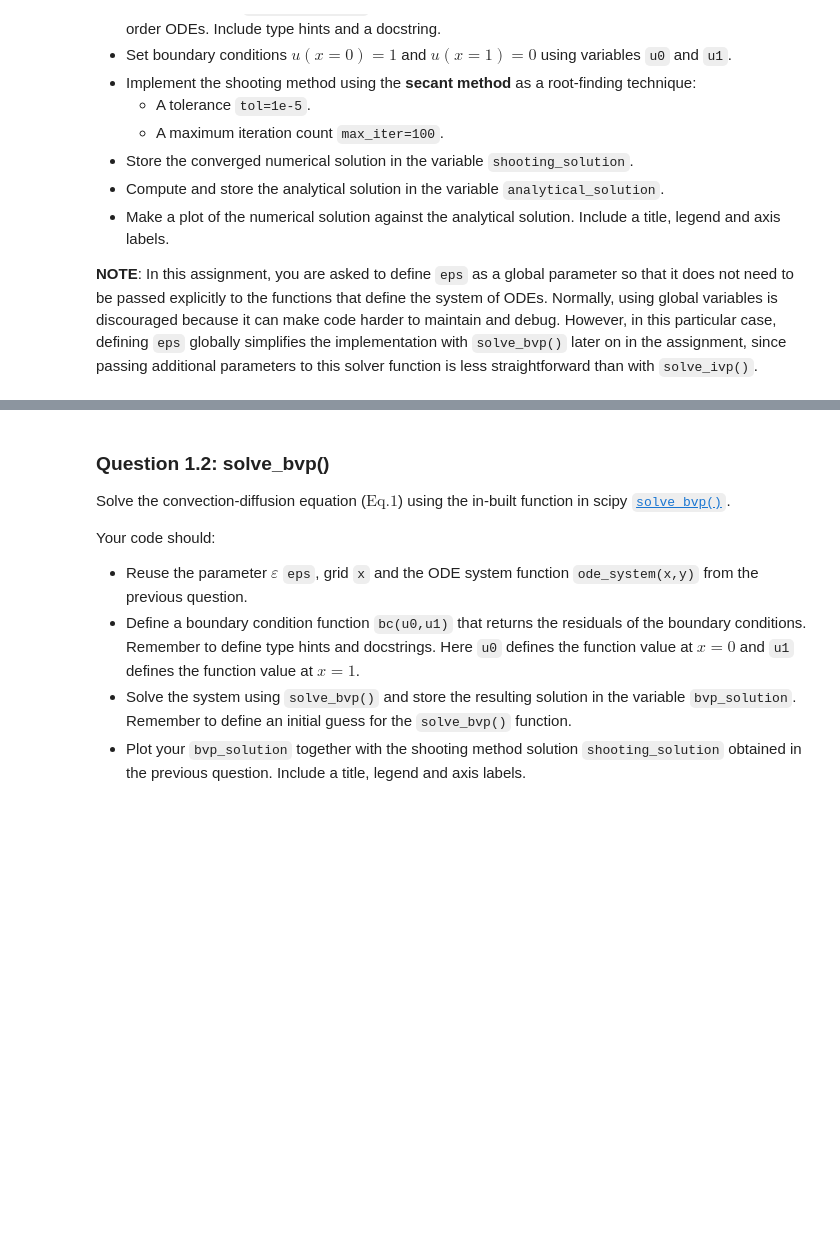
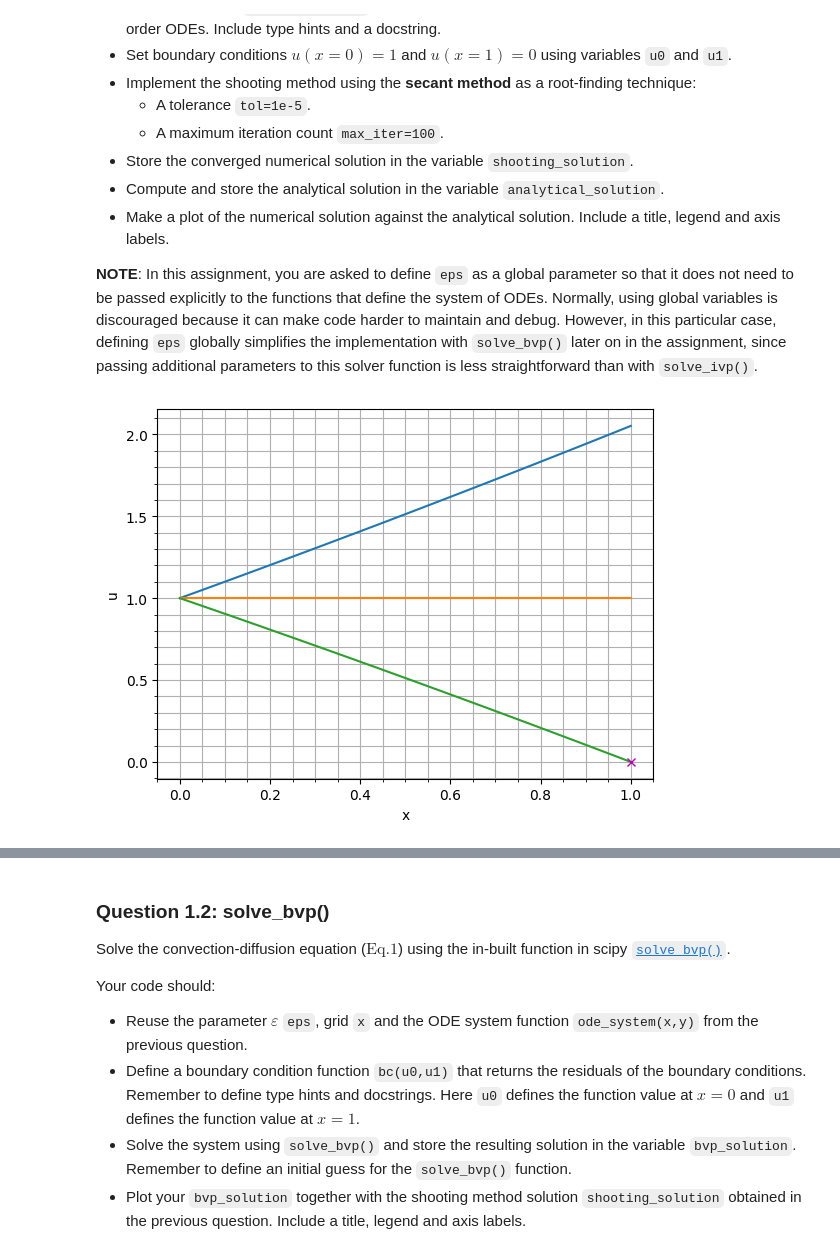
Before and after one commit to Xikiee/computational_practicum, a Jupyter notebook: assignments/Assignment_Q1_L7.ipynb, the cells around one changed output, grey strips where cells are left out. Drawn from its saved outputs; the diff is of its cells as text; code cells hidden in the pictures; blank space fills up the shorter version.

```diff
--- a/assignments/Assignment_Q1_L7.ipynb
+++ b/assignments/Assignment_Q1_L7.ipynb
@@ -156,44 +156,87 @@ def ode_system(x:float,y:np.ndarray)->np.ndarray:
    take:
         y1 = du/dx
         dy1/dx = ey1
+
+   the function takes the following arguments:
+   x : float : position at which Y is to be evaluated at
+   y : np.ndarray: the is an array which requires two values in the form [dudx,u] (the initial values)
+
+   the function returns the ode systems in an np.ndarray format
+
    """
    y1, y2 = y
 
    dudx = y2
    dydx = e*y2
    ode = np.array([dudx,dydx])
    return ode
+
+
 # Boundary conditions for u at x=0 and x=1
 u0 =  1
 u1  = 0
 
 # Shooting method implementation
 tol = 1e-5
 max_iter = 100
 #known boundary conditions:
 u_0 = 1         #u(x=0) = 1
-x_1 = 0         #u(x=1) = 0
+u_1 = 0         #u(x=1) = 0
+
+# ---- Implement the shooting method using the secant method as a root-finding technique ----
 #initial guess:
 guess = [1,0]     #this is the new guess for the derivatives
 
 sol0 = scipy.integrate.solve_ivp(ode_system,(x[0],x[-1]), [u_0, guess[0]], t_eval = x)
-sol1 = scipy.integrate.solve_ipv(ode_system,(x[0],x[-1]),[u_0,guess[1]],t_eval = x)
+sol1 = scipy.integrate.solve_ivp(ode_system,(x[0],x[-1]),[u_0,guess[1]],t_eval = x)
 y = [sol0.y[0], sol1.y[0]] #save the solutions, this is done so that they can be plotted later
 
+tolerance = 1e-5
+
 for i in range(max_iter):
-   error =
-   if error <tol:
+   if abs(y[-1][-1]-u_1) < tolerance:
       break
+
+   new_guess = guess[-1] - (y[-1][-1]-u_1) * (guess[-1]-guess[-2])/(y[-1][-1]-y[-2][-1])
+   guess.append(new_guess)
+
+   #solve the IVP using the new guess:
+   new_sol = scipy.integrate.solve_ivp(ode_system, (x[0],x[-1]), [u0, guess[-1]],t_eval= x)
+   y.append(new_sol.y[0])
+
 
 
 
 # Extract shooting solution
-shooting_solution = ...
+shooting_solution = y[-2]
 
 # Analytical solution
-analytical_solution = ...
+def analytical_sol(x:np.ndarray,e:float)->np.ndarray:
+   """
+   This function defines the analytical solution to the differential equation in Eq.1.
+   The function takes the following terms:
+
+
+   And the function returns the u(x) in an np.ndarray format.
+   """
+   numerator= np.exp(x/e) - np.exp(1/e)
+   denominator = 1- np.exp(1/e)
+   return numerator/denominator
+
+
+analytical_solution = analytical_sol(x,e)
 
 # Plot results
-...
+fig = plt.figure()
+for i, y_i in enumerate(y):
+   plt.plot(x,y_i,label= f"y_{i}")
+plt.plot(u0, u1, label = 'boundary conditions', linestyle = "", marker = 'x', color = "m")
+plt.xlabel('x')
+plt.ylabel('u')
+plt.minorticks_on()
+plt.grid(which= 'both')
+plt.show()
+# %% [output]
+[figure, added]
 # %%
 grader.check("q1_1")
```
Also changed, not shown: parts of 2 cells of this notebook.
